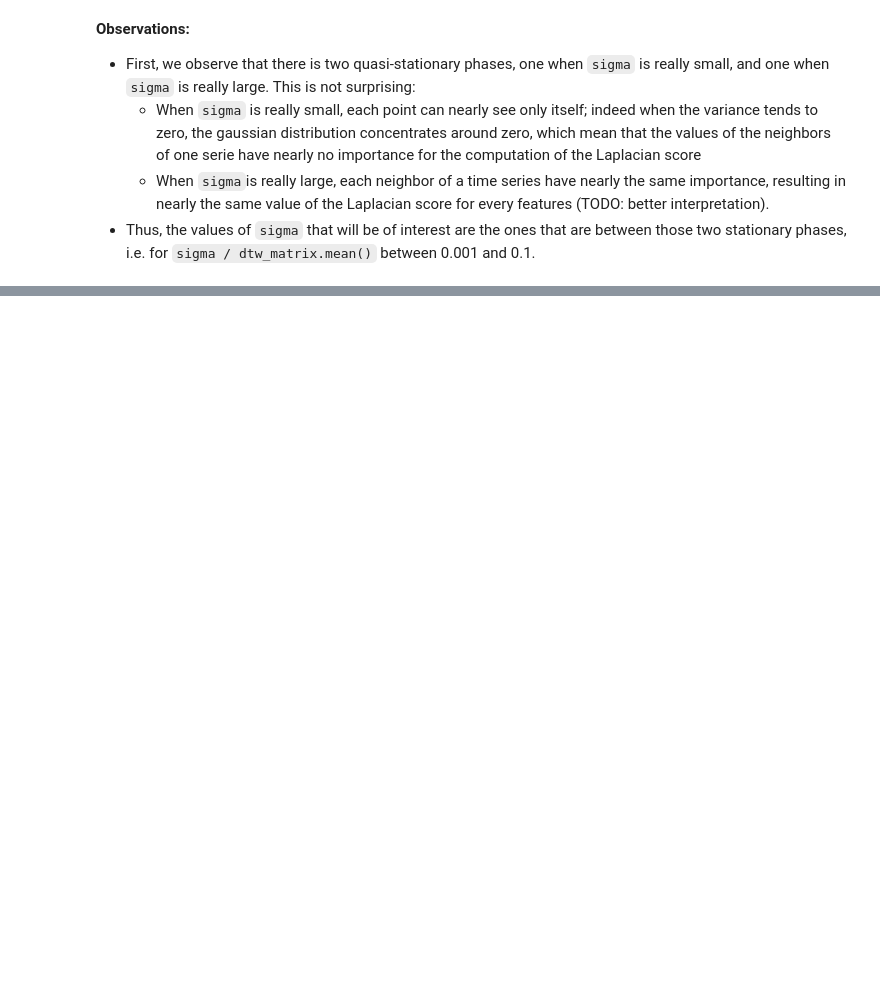
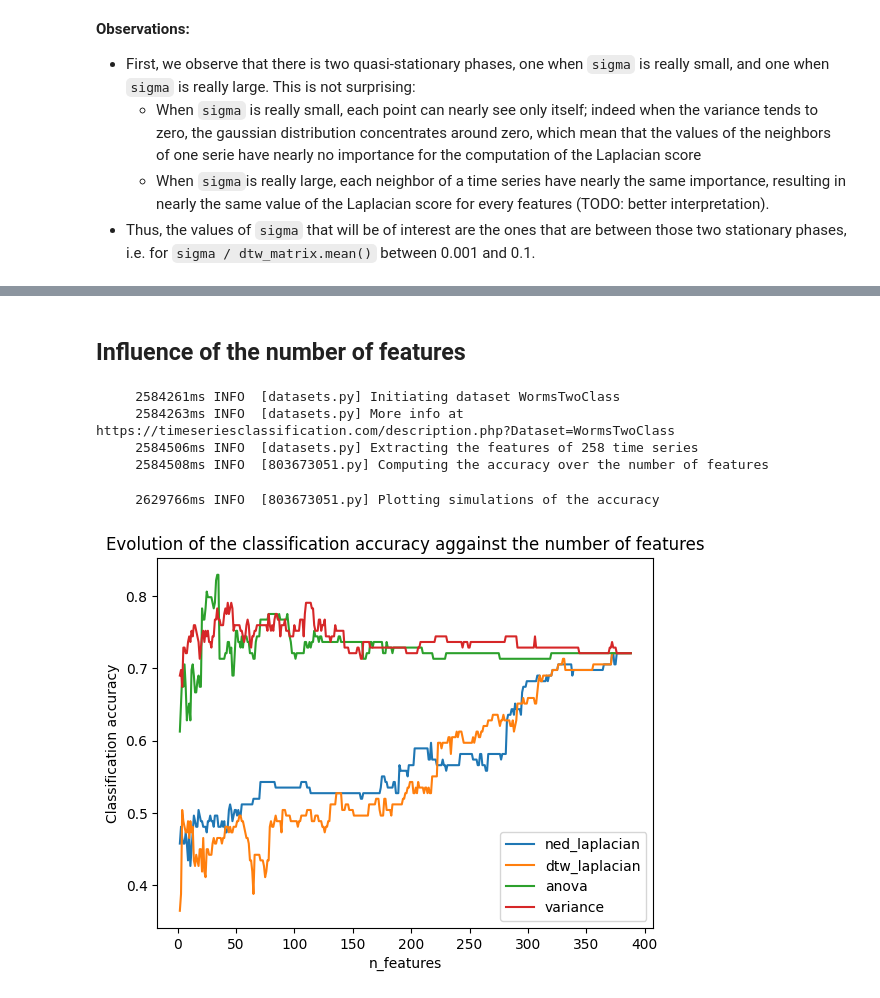
Before and after one commit to decarpentierg/laplacian-score-4-time-series, a Jupyter notebook: doc/evaluate_laplacian_score.ipynb, the cells around one changed output, grey strips where cells are left out. Saved outputs shown, nothing was run; the diff lists cells and outputs as text; code cells hidden in the pictures; blank space fills up the shorter version.

```diff
--- a/doc/evaluate_laplacian_score.ipynb
+++ b/doc/evaluate_laplacian_score.ipynb
@@ -175,0 +295,64 @@ plt.close()
+# %% [markdown]
+## Influence of the number of features
+# %%
+MAX_FEATURES = 500
+SIGMA_FACTOR = 3e-1
+N_NEIGHBORS = 30
+SELECTOR_NAME = ['ned_laplacian', 'dtw_laplacian', 'anova', 'variance']
+
+dataset = Dataset(WORMS)
+n_features_list = list(range(2, min(dataset.features.shape[0], MAX_FEATURES)))
+method_to_acc_list = collections.defaultdict(list)
+
+# Mapping the variance to the number of features
+
+logger.info('Computing the accuracy over the number of features')
+for n_features in tqdm(n_features_list):
+
+    # Building the feature selectors
+    ned_laplacian_selector = laplacian_score.LaplacianSelection(
+        dataset,
+        use_dtw=False,
+        sigma=dataset.ned_distance_matrix.mean() * SIGMA_FACTOR,
+        n_neighbors=N_NEIGHBORS,
+        n_features=n_features,
+    )
+    dtw_laplacian_selector = laplacian_score.LaplacianSelection(
+        dataset,
+        use_dtw=True,
+        sigma=dataset.dtw_distance_matrix.mean() * SIGMA_FACTOR,
+        n_neighbors=N_NEIGHBORS,
+        n_features=n_features,
+    )
+    anova_selector = SelectKBest(f_classif, k=n_features)
+    variance_selector = VarianceSelection(dataset, n_features)
+
+    # Computing accuracy
+    for selector, name in zip(
+        [ned_laplacian_selector, dtw_laplacian_selector, anova_selector, variance_selector],
+        SELECTOR_NAME,
+    ):
+        method_to_acc_list[name].append(
+            get_svc_accuracy(
+                dataset.features.T,
+                dataset.labels,
+                selector,
+            )[0]
+        )
+
+logger.info('Plotting simulations of the accuracy')
+for name in SELECTOR_NAME:
+    plt.plot(n_features_list, method_to_acc_list[name], label=f'{name}')
+plt.legend()
+plt.xlabel('n_features')
+plt.ylabel('Classification accuracy')
+plt.title('Evolution of the classification accuracy aggainst the number of features')
+plt.show()
+plt.close()
+# %% [output]
+     2584261ms INFO  [datasets.py] Initiating dataset WormsTwoClass
+     2584263ms INFO  [datasets.py] More info at https://timeseriesclassification.com/description.php?Dataset=WormsTwoClass
+     2584506ms INFO  [datasets.py] Extracting the features of 258 time series
+     2584508ms INFO  [803673051.py] Computing the accuracy over the number of features
+     2629766ms INFO  [803673051.py] Plotting simulations of the accuracy
+[figure, added]
```
Also changed, not shown: parts of 9 cells of this notebook, 6 other files.
